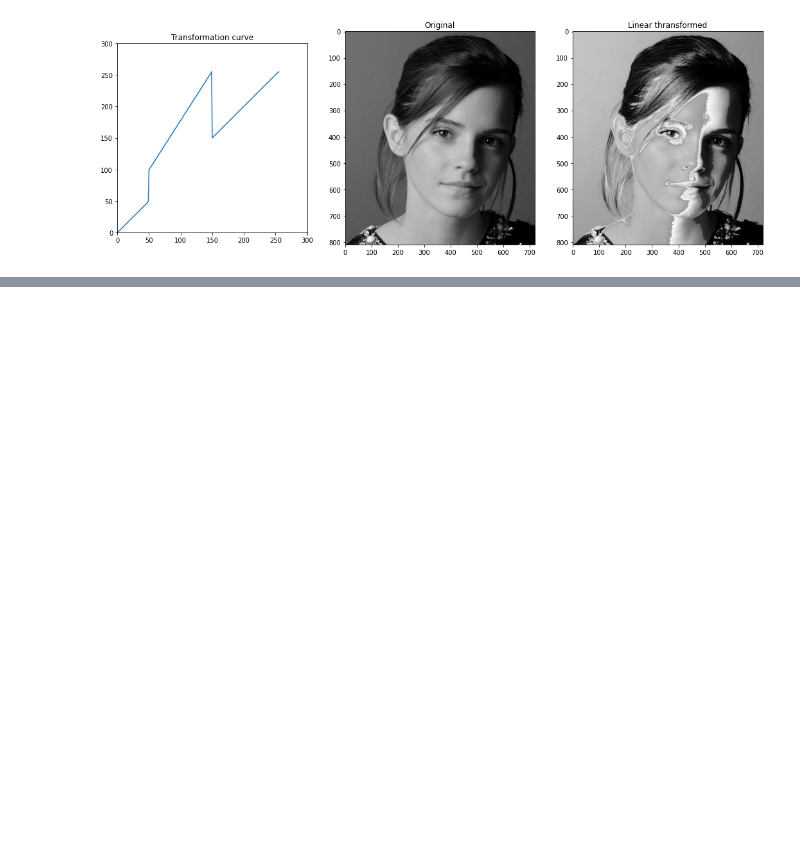
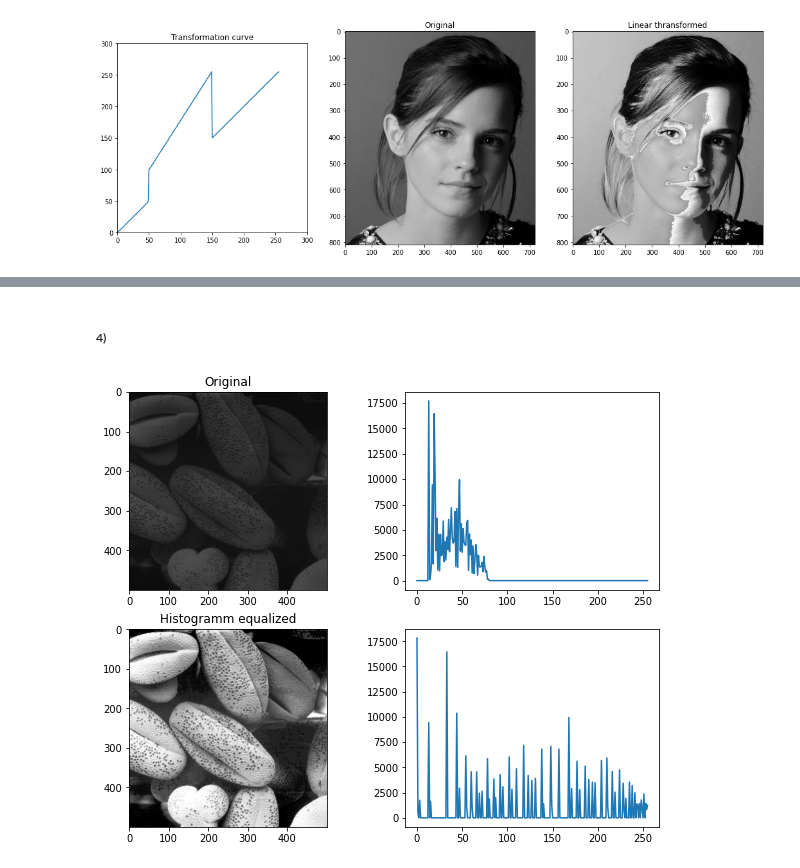
Before and after one commit to vakeesanvk/image_processing_assignment_01, a Jupyter notebook: Assignment.ipynb, the cells around one changed output, grey strips where cells are left out. Drawn from its saved outputs; the diff is of its cells as text; code cells hidden in the pictures; blank space fills up the shorter version.

```diff
--- a/Assignment.ipynb
+++ b/Assignment.ipynb
@@ -39,0 +133,28 @@ plt.show()
+# %% [markdown]
+##### 4)
+# %%
+%matplotlib inline
+import numpy as np
+import cv2 as cv
+import matplotlib.pyplot as plt
+
+f=cv.imread(r'C:\Python39\cv\exercices\lec 2\shells.tif', cv.IMREAD_GRAYSCALE)
+assert f is not None
+
+hist_f = cv.calcHist([f],[0],None,[256],[0,256])
+g = cv.equalizeHist(f)
+hist_g = cv.calcHist([g],[0],None, [256],[0,256])
+fig, ax = plt.subplots(2,2, figsize=(10,8))
+
+
+ax[0][0].imshow(cv.cvtColor(f,cv.COLOR_BGR2RGB))
+ax[0][0].set_title('Original')
+ax[0][1].plot(hist_f)
+
+ax[1][0].imshow(cv.cvtColor(g,cv.COLOR_BGR2RGB))
+ax[1][0].set_title('Histogramm equalized')
+ax[1][1].plot(hist_g)
+
+plt.show()
+# %% [output]
+[figure, added]
```
Also changed, not shown: parts of 8 cells of this notebook.
